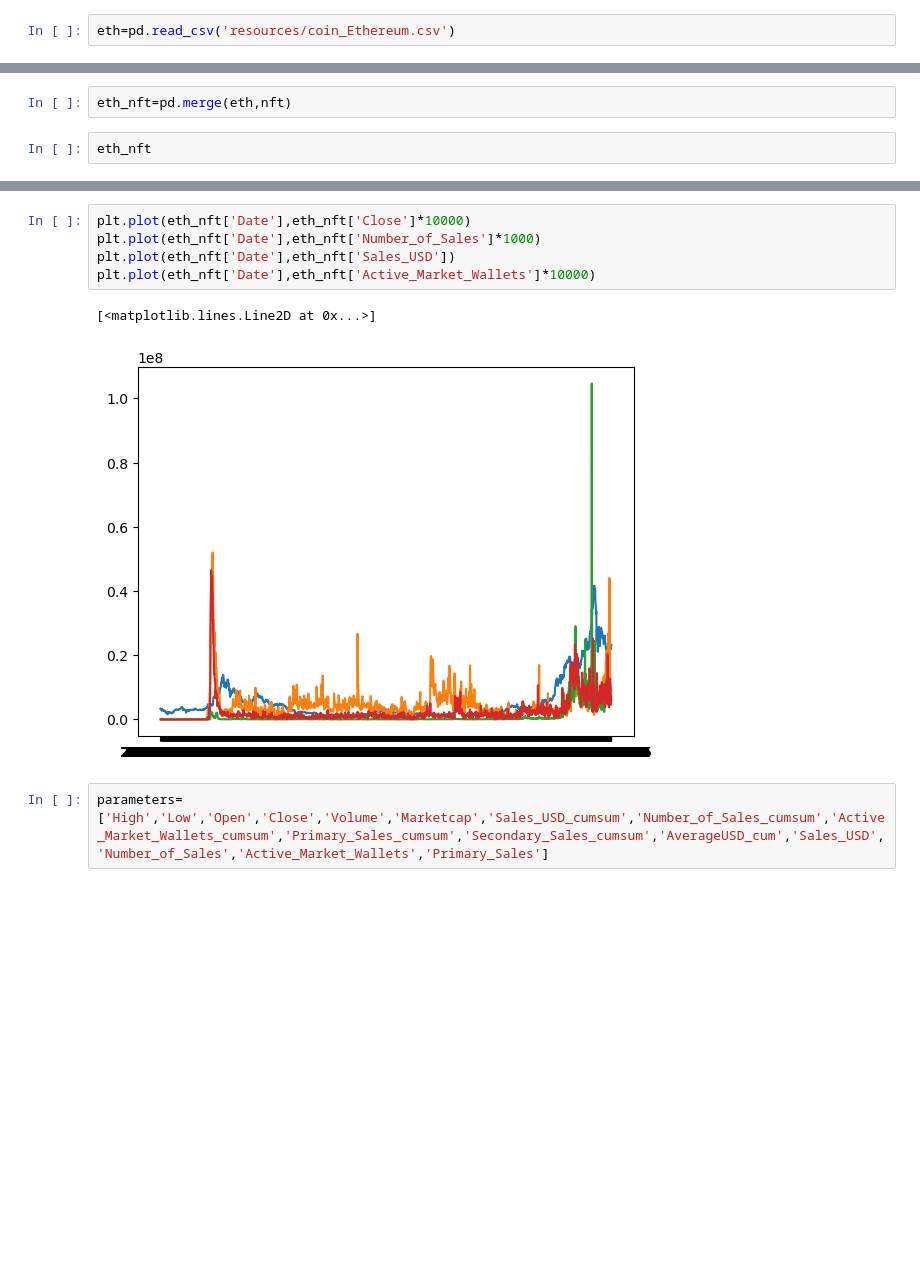
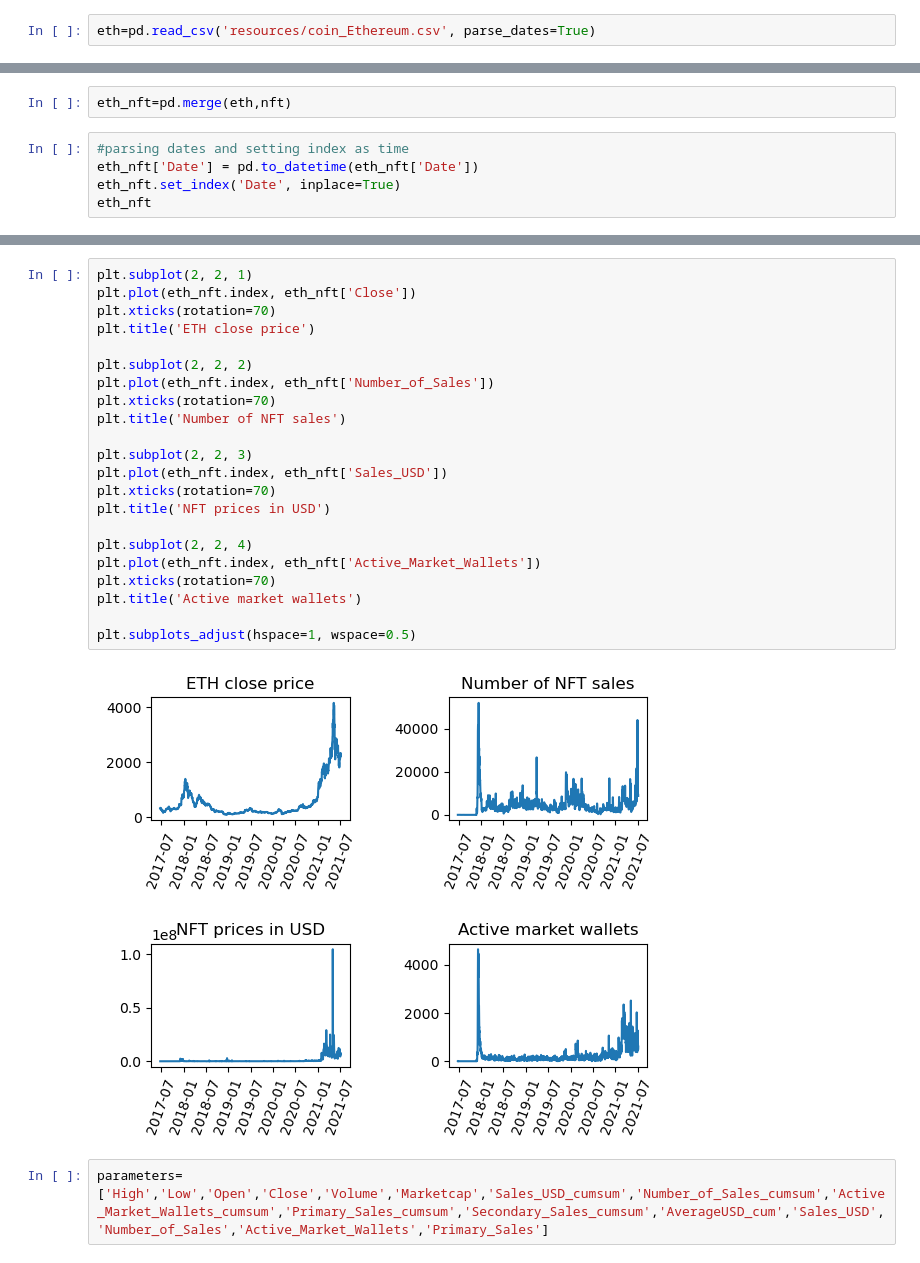
Before and after one commit to nexxusss/cryptocurrency_predict, a Jupyter notebook: nft.ipynb, the cells around one changed output, grey strips where cells are left out. Cells and saved outputs as stored; diff of their text form; blank space fills up the shorter version.

```diff
--- a/nft.ipynb
+++ b/nft.ipynb
@@ -23,7 +23,7 @@ nft
 | 1605 | 2021-11-12 | 1.022836e+10 | 11020587 | NaN | 6607842 | ... |
 1606 rows × 11 columns
 # %%
-eth=pd.read_csv('resources/coin_Ethereum.csv')
+eth=pd.read_csv('resources/coin_Ethereum.csv', parse_dates=True)
 # %%
 eth
 # %% [output]
@@ -163,5 +163,8 @@ nft
 # %%
 eth_nft=pd.merge(eth,nft)
 # %%
+#parsing dates and setting index as time
+eth_nft['Date'] = pd.to_datetime(eth_nft['Date'])
+eth_nft.set_index('Date', inplace=True)
 eth_nft
 # %% [output]
@@ -181,11 +185,27 @@ eth_nft
 # %%
-plt.plot(eth_nft['Date'],eth_nft['Close']*10000)
-plt.plot(eth_nft['Date'],eth_nft['Number_of_Sales']*1000)
-plt.plot(eth_nft['Date'],eth_nft['Sales_USD'])
-plt.plot(eth_nft['Date'],eth_nft['Active_Market_Wallets']*10000)
+plt.subplot(2, 2, 1)
+plt.plot(eth_nft.index, eth_nft['Close'])
+plt.xticks(rotation=70)
+plt.title('ETH close price')
+
+plt.subplot(2, 2, 2)
+plt.plot(eth_nft.index, eth_nft['Number_of_Sales'])
+plt.xticks(rotation=70)
+plt.title('Number of NFT sales')
+
+plt.subplot(2, 2, 3)
+plt.plot(eth_nft.index, eth_nft['Sales_USD'])
+plt.xticks(rotation=70)
+plt.title('NFT prices in USD')
+
+plt.subplot(2, 2, 4)
+plt.plot(eth_nft.index, eth_nft['Active_Market_Wallets'])
+plt.xticks(rotation=70)
+plt.title('Active market wallets')
+
+plt.subplots_adjust(hspace=1, wspace=0.5)
 # %% [output]
-[<matplotlib.lines.Line2D at 0x...>]
-[figure, old version]
+[figure, new version]
 # %%
 parameters=['High','Low','Open','Close','Volume','Marketcap','Sales_USD_cumsum','Number_of_Sales_cumsum','Active_Market_Wallets_cumsum','Primary_Sales_cumsum','Secondary_Sales_cumsum','AverageUSD_cum','Sales_USD','Number_of_Sales','Active_Market_Wallets','Primary_Sales']
 # %%
```
Also changed, not shown: parts of 14 cells of this notebook, 1 other file.
